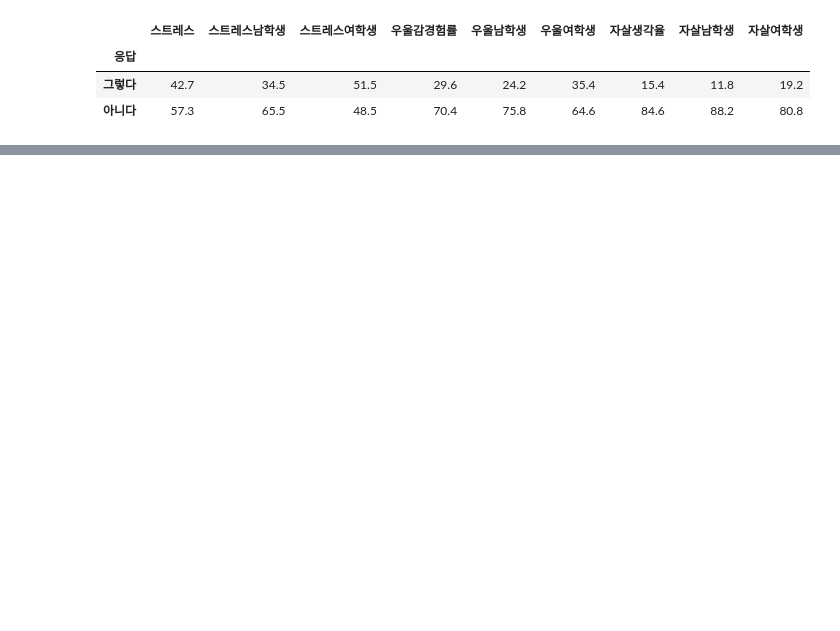
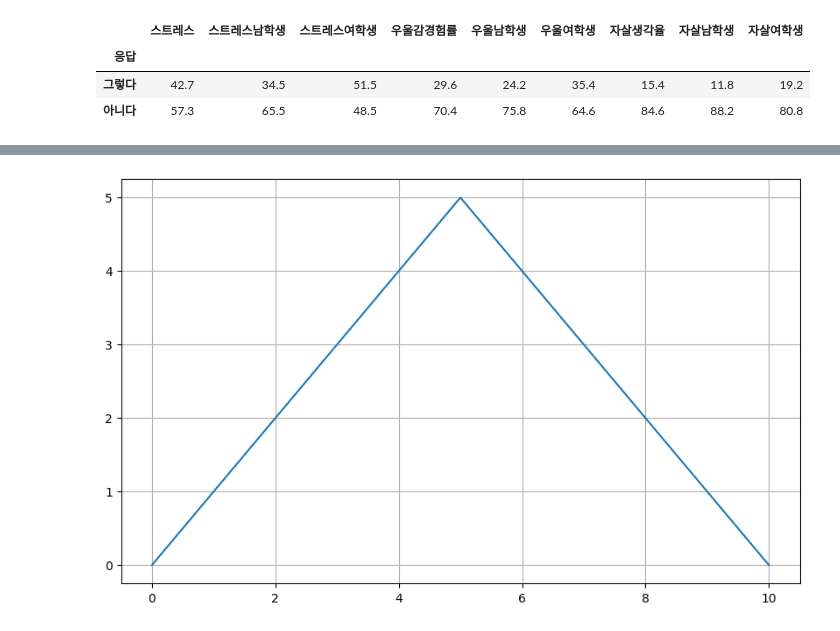
Before and after one commit to kusool72/python, a Jupyter notebook: 누구나 PYTHON 너도 데이터 가지고 놀 수 있어.ipynb, the cells around one changed output, grey strips where cells are left out. Drawn from its saved outputs; the diff is of its cells as text; code cells hidden in the pictures; blank space fills up the shorter version.

```diff
--- a/누구나 PYTHON 너도 데이터 가지고 놀 수 있어.ipynb
+++ b/누구나 PYTHON 너도 데이터 가지고 놀 수 있어.ipynb
@@ -298,0 +369,7 @@ raw_data
+# %%
+plt.figure(figsize=(10,6))  # figsize 그림의 크기 결정
+plt.plot(x,y)
+plt.grid()  # 격자무늬
+plt.show()
+# %% [output]
+[figure, added]
```
Also changed, not shown: parts of 284 cells of this notebook.
